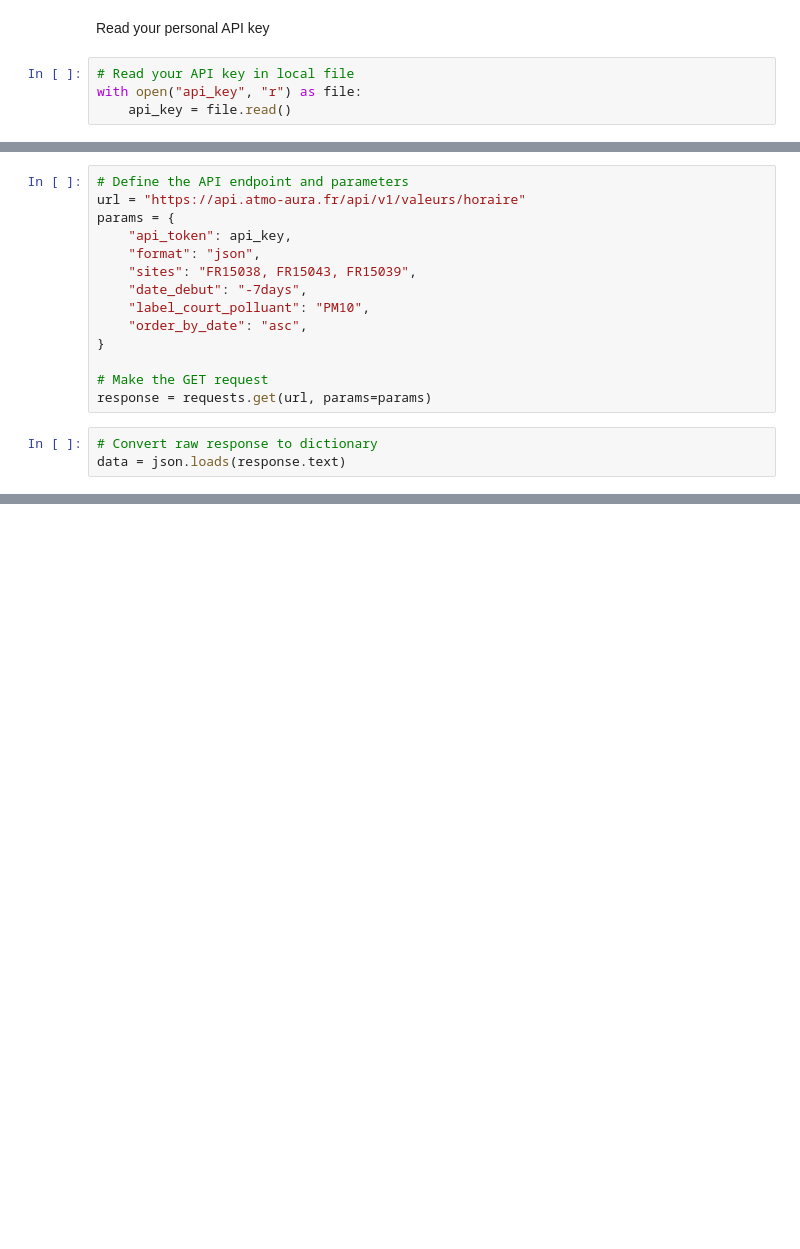
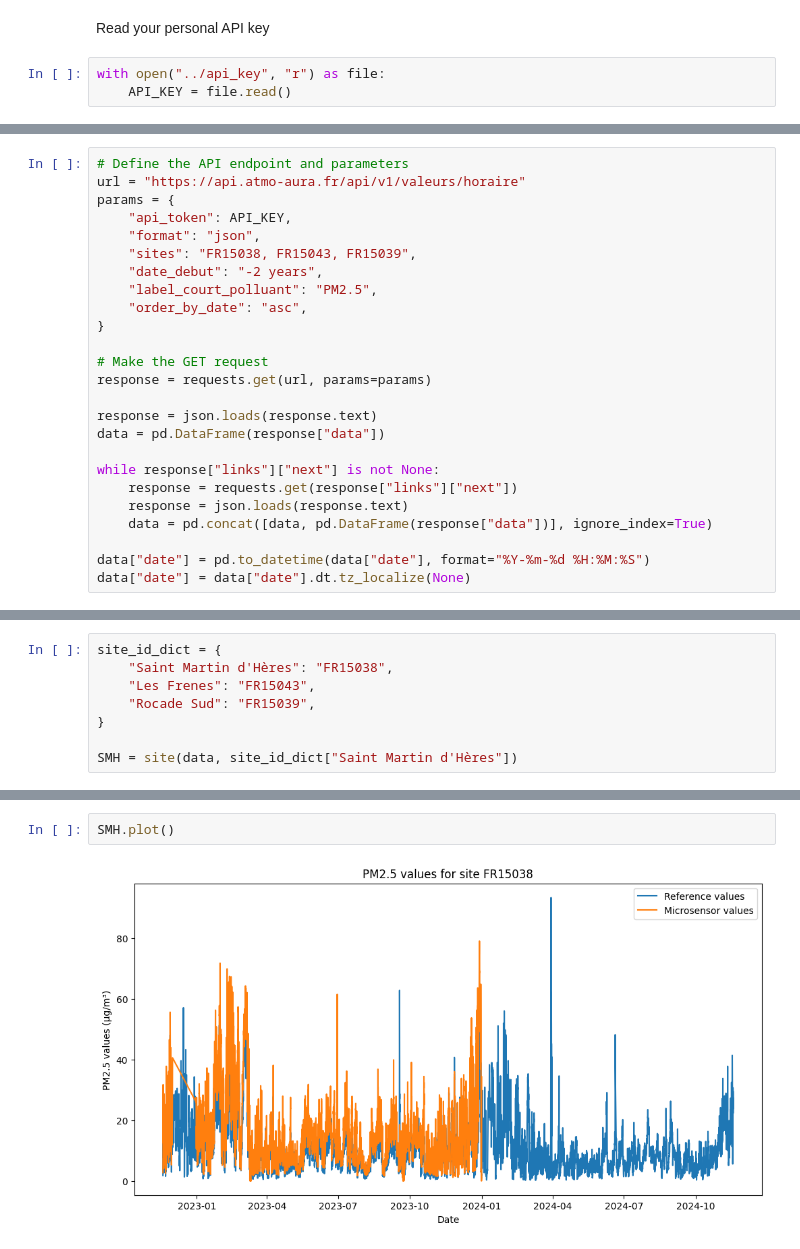
Before and after one commit to jExbrayat/atmo_challenge, a Jupyter notebook: notebooks/exploratory_analysis.ipynb, the cells around one changed output, grey strips where cells are left out. Saved outputs shown, nothing was run; the diff lists cells and outputs as text; blank space fills up the shorter version.

Commit message:
feat: visualize data

```diff
--- a/notebooks/exploratory_analysis.ipynb
+++ b/notebooks/exploratory_analysis.ipynb
@@ -6,6 +8,5 @@ import json
 # %% [markdown]
 Read your personal API key
 # %%
-# Read your API key in local file
-with open("api_key", "r") as file:
-    api_key = file.read()
+with open("../api_key", "r") as file:
+    API_KEY = file.read()
@@ -17,16 +14,24 @@ print("Your API key is:", api_key)
 # Define the API endpoint and parameters
 url = "https://api.atmo-aura.fr/api/v1/valeurs/horaire"
 params = {
-    "api_token": api_key,
+    "api_token": API_KEY,
     "format": "json",
     "sites": "FR15038, FR15043, FR15039",
-    "date_debut": "-7days",
-    "label_court_polluant": "PM10",
+    "date_debut": "-2 years",
+    "label_court_polluant": "PM2.5",
     "order_by_date": "asc",
 }
 
 # Make the GET request
 response = requests.get(url, params=params)
+
+response = json.loads(response.text)
+data = pd.DataFrame(response["data"])
+
+while response["links"]["next"] is not None:
+    response = requests.get(response["links"]["next"])
+    response = json.loads(response.text)
+    data = pd.concat([data, pd.DataFrame(response["data"])], ignore_index=True)
+
+data["date"] = pd.to_datetime(data["date"], format="%Y-%m-%d %H:%M:%S")
+data["date"] = data["date"].dt.tz_localize(None)
-# %%
-# Convert raw response to dictionary
-data = json.loads(response.text)
@@ -50,0 +93,8 @@ data = json.loads(response.text)
+# %%
+site_id_dict = {
+    "Saint Martin d'Hères": "FR15038",
+    "Les Frenes": "FR15043",
+    "Rocade Sud": "FR15039",
+}
+
+SMH = site(data, site_id_dict["Saint Martin d'Hères"])
@@ -50,0 +117,4 @@ data = json.loads(response.text)
+# %%
+SMH.plot()
+# %% [output]
+[figure, added]
```
Also changed, not shown: parts of 6 cells of this notebook, 1 other file.
